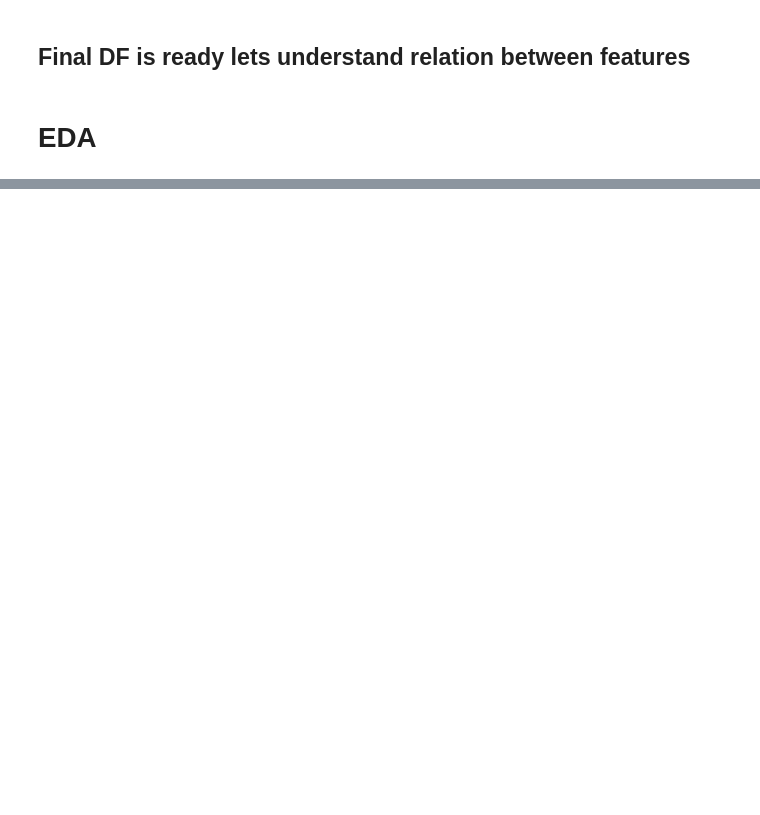
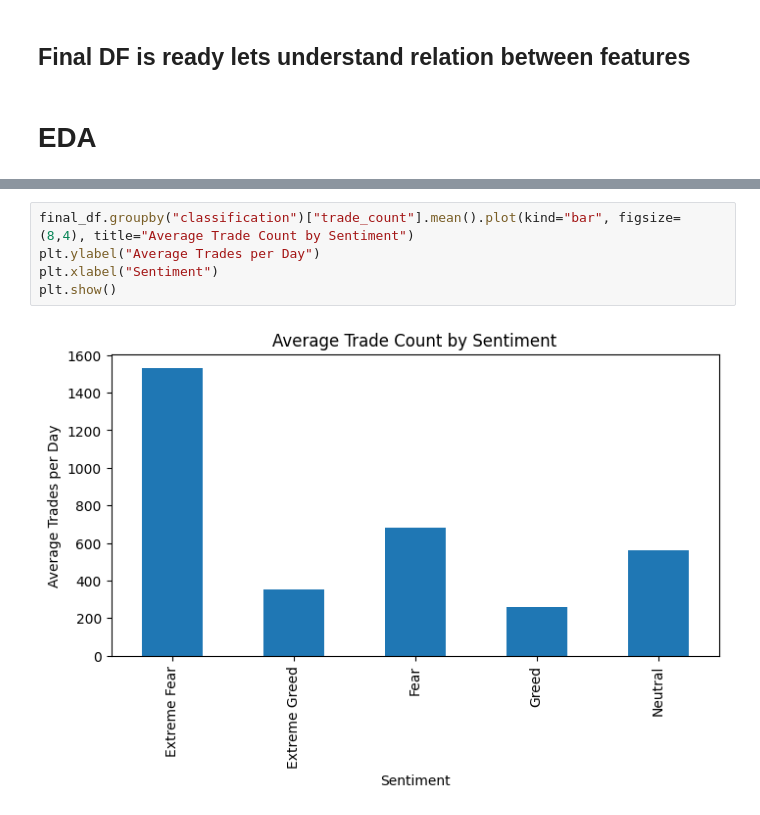
Before and after one commit to PratiikJagtap/Bitcoin-Market-Sentiment-Analysis-System, a Jupyter notebook: Notebook_1.ipynb, the cells around one changed output, grey strips where cells are left out. Saved outputs shown, nothing was run; the diff lists cells and outputs as text; blank space fills up the shorter version.

```diff
--- a/Notebook_1.ipynb
+++ b/Notebook_1.ipynb
@@ -300,0 +460,7 @@ final_df
+# %%
+final_df.groupby("classification")["trade_count"].mean().plot(kind="bar", figsize=(8,4), title="Average Trade Count by Sentiment")
+plt.ylabel("Average Trades per Day")
+plt.xlabel("Sentiment")
+plt.show()
+# %% [output]
+[figure, added]
```
Also changed, not shown: parts of 19 cells of this notebook.
